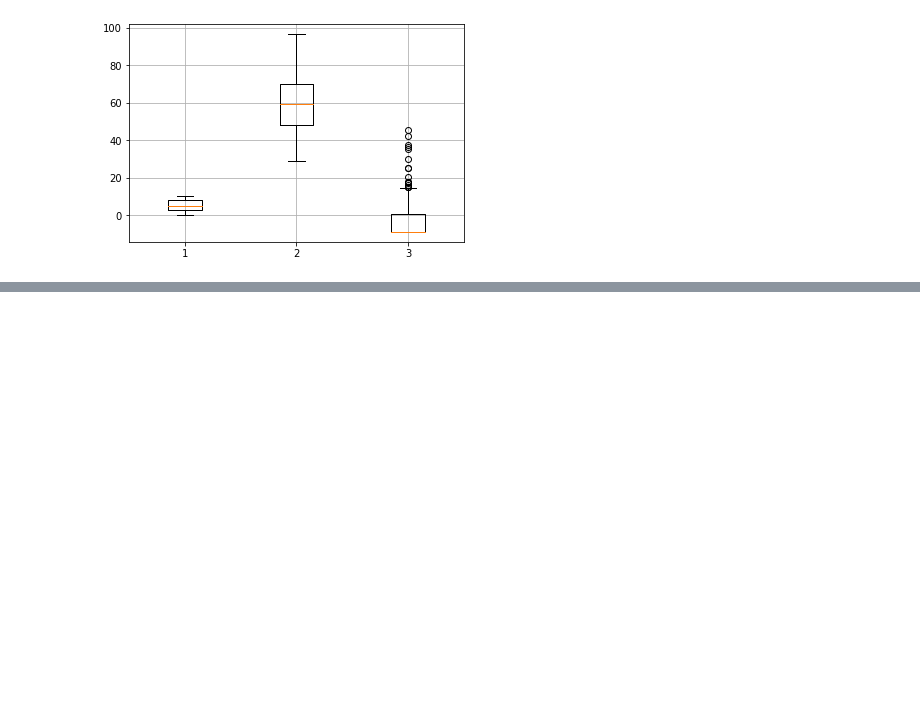
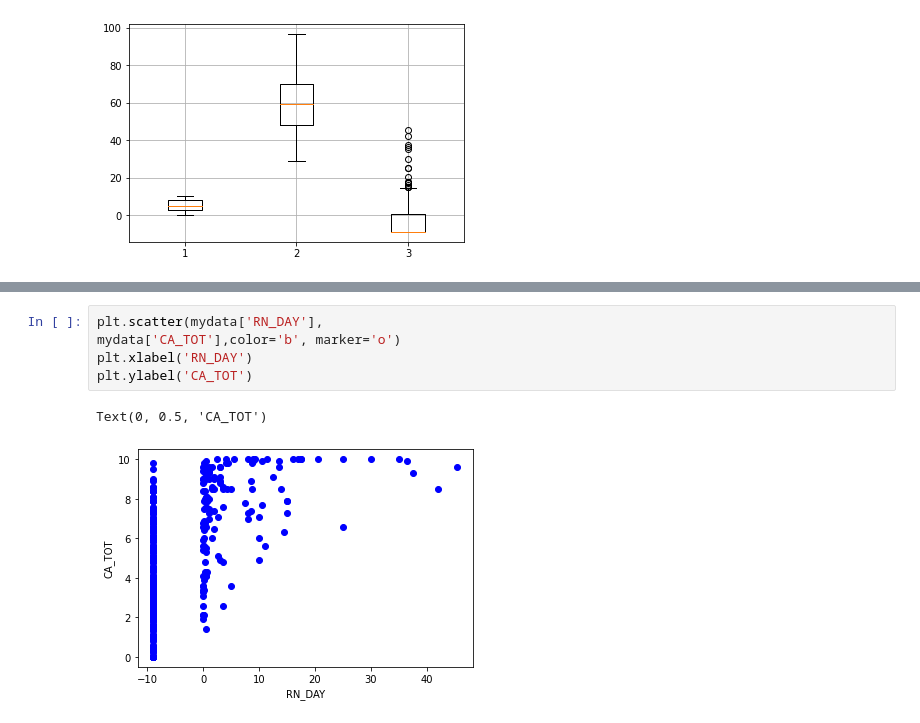
Before and after one commit to jesohyeon/studyBigdata, a Jupyter notebook: day05/날씨바루_데이터분석.ipynb, the cells around one changed output, grey strips where cells are left out. Cells and saved outputs as stored; diff of their text form; blank space fills up the shorter version.

```diff
--- a/day05/날씨바루_데이터분석.ipynb
+++ b/day05/날씨바루_데이터분석.ipynb
@@ -64,0 +94,8 @@ plt.show()
+# %%
+plt.scatter(mydata['RN_DAY'],
+mydata['CA_TOT'],color='b', marker='o')
+plt.xlabel('RN_DAY')
+plt.ylabel('CA_TOT')
+# %% [output]
+Text(0, 0.5, 'CA_TOT')
+[figure, added]
```
Also changed, not shown: parts of 10 cells of this notebook, 14 other files.
